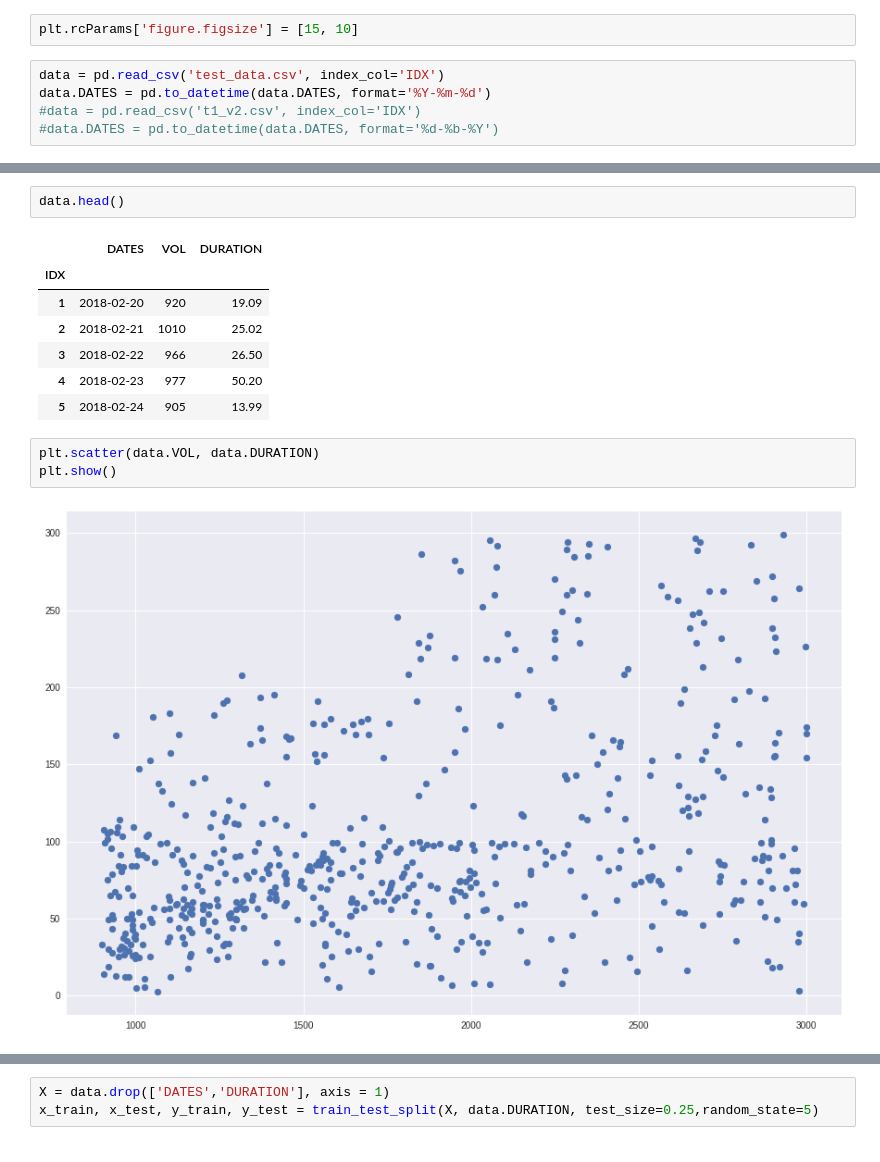
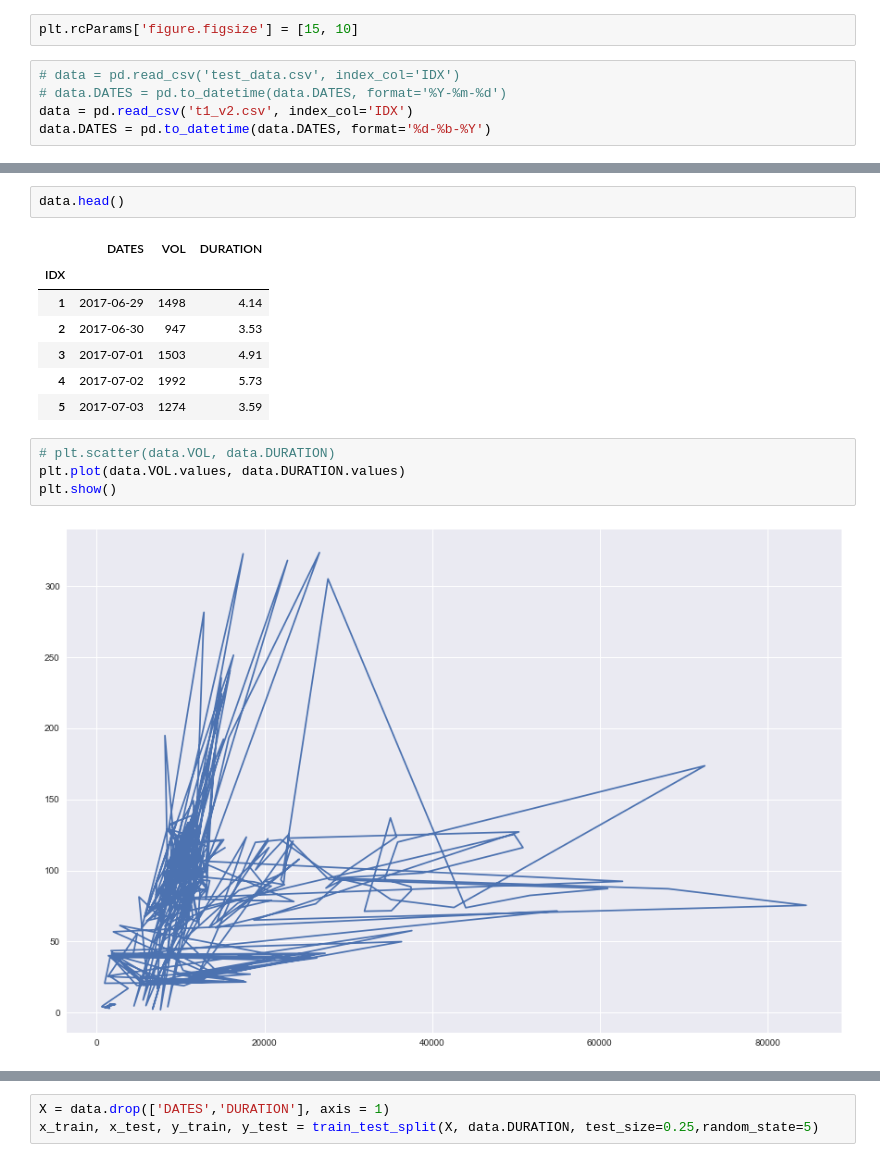
Before and after one commit to aaa34bbb56ccc/py_regression, a Jupyter notebook: regress_sample.ipynb, the cells around one changed output, grey strips where cells are left out. Cells and saved outputs as stored; diff of their text form.

```diff
--- a/regress_sample.ipynb
+++ b/regress_sample.ipynb
@@ -14,10 +16,10 @@ from sklearn.metrics import mean_squared_error, r2_score
 # %%
 plt.rcParams['figure.figsize'] = [15, 10]
 # %%
-data = pd.read_csv('test_data.csv', index_col='IDX')
-data.DATES = pd.to_datetime(data.DATES, format='%Y-%m-%d')
-#data = pd.read_csv('t1_v2.csv', index_col='IDX')
-#data.DATES = pd.to_datetime(data.DATES, format='%d-%b-%Y')
+# data = pd.read_csv('test_data.csv', index_col='IDX')
+# data.DATES = pd.to_datetime(data.DATES, format='%Y-%m-%d')
+data = pd.read_csv('t1_v2.csv', index_col='IDX')
+data.DATES = pd.to_datetime(data.DATES, format='%d-%b-%Y')
 # %%
 data.shape
 # %% [output]
@@ -39,16 +41,17 @@ data.head()
 # %% [output]
 |  | DATES | VOL | DURATION |
 | IDX |  |  |  |
-| 1 | 2018-02-20 | 920 | 19.09 |
-| 2 | 2018-02-21 | 1010 | 25.02 |
-| 3 | 2018-02-22 | 966 | 26.50 |
-| 4 | 2018-02-23 | 977 | 50.20 |
-| 5 | 2018-02-24 | 905 | 13.99 |
+| 1 | 2017-06-29 | 1498 | 4.14 |
+| 2 | 2017-06-30 | 947 | 3.53 |
+| 3 | 2017-07-01 | 1503 | 4.91 |
+| 4 | 2017-07-02 | 1992 | 5.73 |
+| 5 | 2017-07-03 | 1274 | 3.59 |
 # %%
-plt.scatter(data.VOL, data.DURATION)
+# plt.scatter(data.VOL, data.DURATION)
+plt.plot(data.VOL.values, data.DURATION.values)
 plt.show()
 # %% [output]
-[figure, old version]
+[figure, new version]
 # %%
 plt.scatter(data.index, data.VOL)
 plt.show()
```
Also changed, not shown: parts of 27 cells of this notebook.
